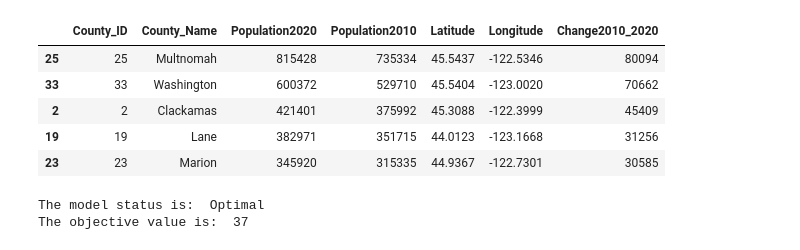
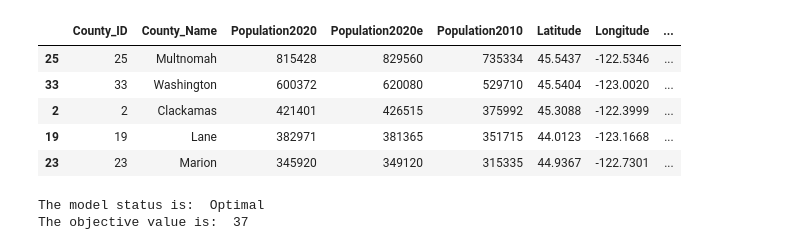
Before and after one commit to wpbSabi/python_optimization, a Jupyter notebook: oregon_districts/towardsDS/Gists_Model_Follow_Along.ipynb, the cells around one changed output. Cells and saved outputs as stored; diff of their text form; code cells hidden in the pictures.

```diff
--- a/oregon_districts/towardsDS/Gists_Model_Follow_Along.ipynb
+++ b/oregon_districts/towardsDS/Gists_Model_Follow_Along.ipynb
@@ -9,40 +9,40 @@ pd.set_option('display.max_columns', None)
 from PIL import Image, ImageOps
 from plotnine import (ggplot, aes, geom_map, geom_text, geom_label,
                       ggtitle, element_blank, element_rect,
                       scale_fill_manual, theme_minimal, theme)
 from pulp import (LpProblem, LpMinimize, LpVariable, lpSum,
                   PULP_CBC_CMD, GLPK_CMD, LpStatus, value)
 
 county_id = np.arange(0, 36)
 county_names = np.array(['Baker','Benton','Clackamas','Clatsop','Columbia','Coos','Crook','Curry','Deschutes','Douglas','Gilliam','Grant','Harney','Hood River','Jackson','Jefferson','Josephine','Klamath','Lake','Lane','Lincoln','Linn','Malheur','Marion','Morrow','Multnomah','Polk','Sherman','Tillamook','Umatilla','Union','Wallowa','Wasco','Washington','Wheeler','Yamhill'])
 population_by_county = pd.DataFrame({'County_ID': county_id,
                                      'County_Name': county_names,
 #                                      2020 https://www.pdx.edu/population-research/census-data-oregon
                                      'Population2020': [16668,95184,421401,41072,52589,64929,24738,23446,198253,111201,1995,7233,7495,23977,223259,24502,88090,69413,8160,382971,50395,128610,31571,345920,12186,815428,87433,1870,27390,80075,26196,7391,26670,600372,1451,107722],
 #                                      2020e from PSU: https://sos.oregon.gov/blue-book/Pages/local/county-population.aspx#InplviewHash04115801-432c-47bf-aef3-abafd774261d=SortField%3DCounty-SortDir%3DAsc
-#                                      'Population2020e' : [16910,94665,426515,39455,53280,63315,23440,23005,197015,112530,1990,7315,7280,25640,223240,24105,86560,68560,8075,381365,48305,127320,32105,349120,12825,829560,83805,1795,26530,81495,26840,7160,27295,620080,1440,108605],
+                                     'Population2020e' : [16910,94665,426515,39455,53280,63315,23440,23005,197015,112530,1990,7315,7280,25640,223240,24105,86560,68560,8075,381365,48305,127320,32105,349120,12825,829560,83805,1795,26530,81495,26840,7160,27295,620080,1440,108605],
                                      'Population2010': [16134,85579,375992,37039,49351,63043,20978,22364,157733,107667,1871,7445,7422,22346,203206,21720,82713,66380,7895,351715,46034,116672,31313,315335,11173,735334,75403,1765,25250,75889,25748,7008,25213,529710,1441,99193],
                                      'Latitude': [44.7346,44.4929,45.3088,46.1068,45.9189,43.175,44.1533,42.6002,43.9856,43.253,45.4204,44.5335,43.2214,45.6007,42.4441,44.4914,42.3351,42.5663,42.7821,44.0123,44.6733,44.4924,43.9454,44.9367,45.4757,45.5437,44.9262,45.4041,45.3957,45.726,45.3181,45.5356,45.3856,45.5404,44.7845,45.2256],
                                      'Longitude': [-117.6777,-123.3844,-122.3999,-123.8773,-122.9863,-124.179,-120.4523,-124.3343,-121.1699,-123.373,-120.2077,-119.0668,-119.0481,-121.7147,-122.7875,-121.3246,-123.5119,-121.6302,-120.4691,-123.1668,-123.9267,-122.7806,-117.484,-122.7301,-119.6694,-122.5346,-123.3237,-120.7307,-123.8622,-118.745,-117.9619,-117.2036,-121.2283,-123.002,-120.02,-123.1982]})
 population_by_county['Change2010_2020'] = population_by_county['Population2020'] - population_by_county['Population2010']
 
 df_county_names = pd.DataFrame(county_names, columns = ['County'])
 df = pd.DataFrame()
 df['County']  = county_names
 df['CountySort'] = county_id
 
 shapefile_oregon = gpd.read_file('orcounty.shp')
 map_population_by_county_data = shapefile_oregon.merge(population_by_county, left_on='NAME', right_on='County_Name',suffixes=('_left', '_right'))
 county_populations = np.array(population_by_county['Population2020'])
 state_population = sum(county_populations)
 population_by_county.sort_values('Population2020', ascending=False).head()
 # %% [output]
-|  | County_ID | County_Name | Population2020 | Population2010 | Latitude | Longitude | Change2010_2020 |
-| 25 | 25 | Multnomah | 815428 | 735334 | 45.5437 | -122.5346 | 80094 |
-| 33 | 33 | Washington | 600372 | 529710 | 45.5404 | -123.0020 | 70662 |
-| 2 | 2 | Clackamas | 421401 | 375992 | 45.3088 | -122.3999 | 45409 |
-| 19 | 19 | Lane | 382971 | 351715 | 44.0123 | -123.1668 | 31256 |
-| 23 | 23 | Marion | 345920 | 315335 | 44.9367 | -122.7301 | 30585 |
+|  | County_ID | County_Name | Population2020 | Population2020e | Population2010 | Latitude | Longitude | ... |
+| 25 | 25 | Multnomah | 815428 | 829560 | 735334 | 45.5437 | -122.5346 | ... |
+| 33 | 33 | Washington | 600372 | 620080 | 529710 | 45.5404 | -123.0020 | ... |
+| 2 | 2 | Clackamas | 421401 | 426515 | 375992 | 45.3088 | -122.3999 | ... |
+| 19 | 19 | Lane | 382971 | 381365 | 351715 | 44.0123 | -123.1668 | ... |
+| 23 | 23 | Marion | 345920 | 349120 | 315335 | 44.9367 | -122.7301 | ... |
 # %%
 # districts2: model variables
 n_counties = 36
```
